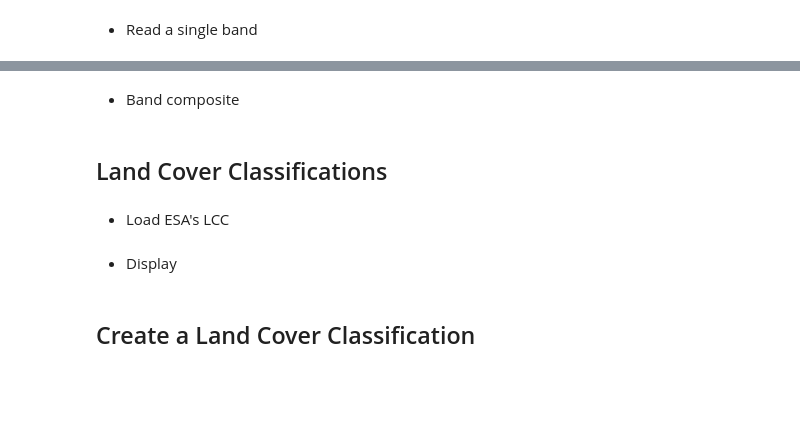
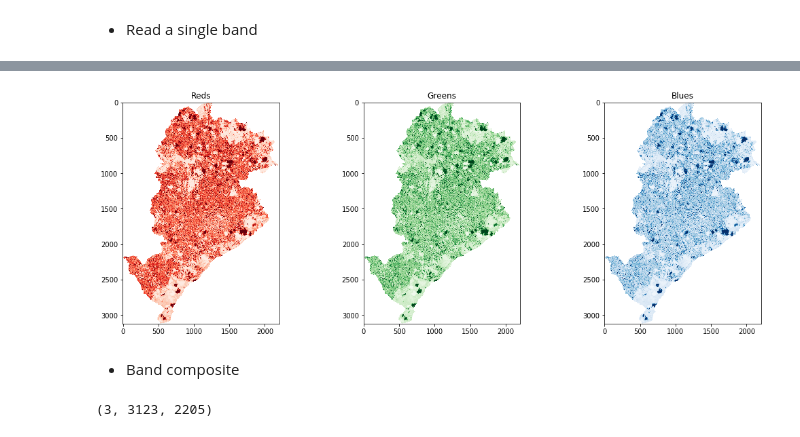
Before and after one commit to darribas/gds_ufmg19, a Jupyter notebook: notebooks/d5n1_satellite.ipynb, the cells around one changed output, grey strips where cells are left out. Drawn from its saved outputs; the diff is of its cells as text; code cells hidden in the pictures; blank space fills up the shorter version.

```diff
--- a/notebooks/d5n1_satellite.ipynb
+++ b/notebooks/d5n1_satellite.ipynb
@@ -9,10 +60,15 @@
+# %%
+f, axs = plt.subplots(1, 3, figsize=(18, 6))
+colors = ['Reds', 'Greens', 'Blues']
+for b in range(3):
+    ax = axs[b]
+    band = sat.read(b+1, masked=True)
+    mask = np.where(band == 0)
+    band.mask[mask] = True
+    rioshow(band, ax=ax, cmap=colors[b])
+    ax.set_title(colors[b])
+plt.show()
+# %% [output]
+[figure, added]
 # %% [markdown]
 * Band composite
-# %% [markdown]
-## Land Cover Classifications
-# %% [markdown]
-* Load ESA's LCC
-# %% [markdown]
-* Display
-# %% [markdown]
-## Create a Land Cover Classification
@@ -18,0 +77,4 @@
+# %%
+tri.shape
+# %% [output]
+(3, 3123, 2205)
```
Also changed, not shown: parts of 11 cells of this notebook, 1 other file.
